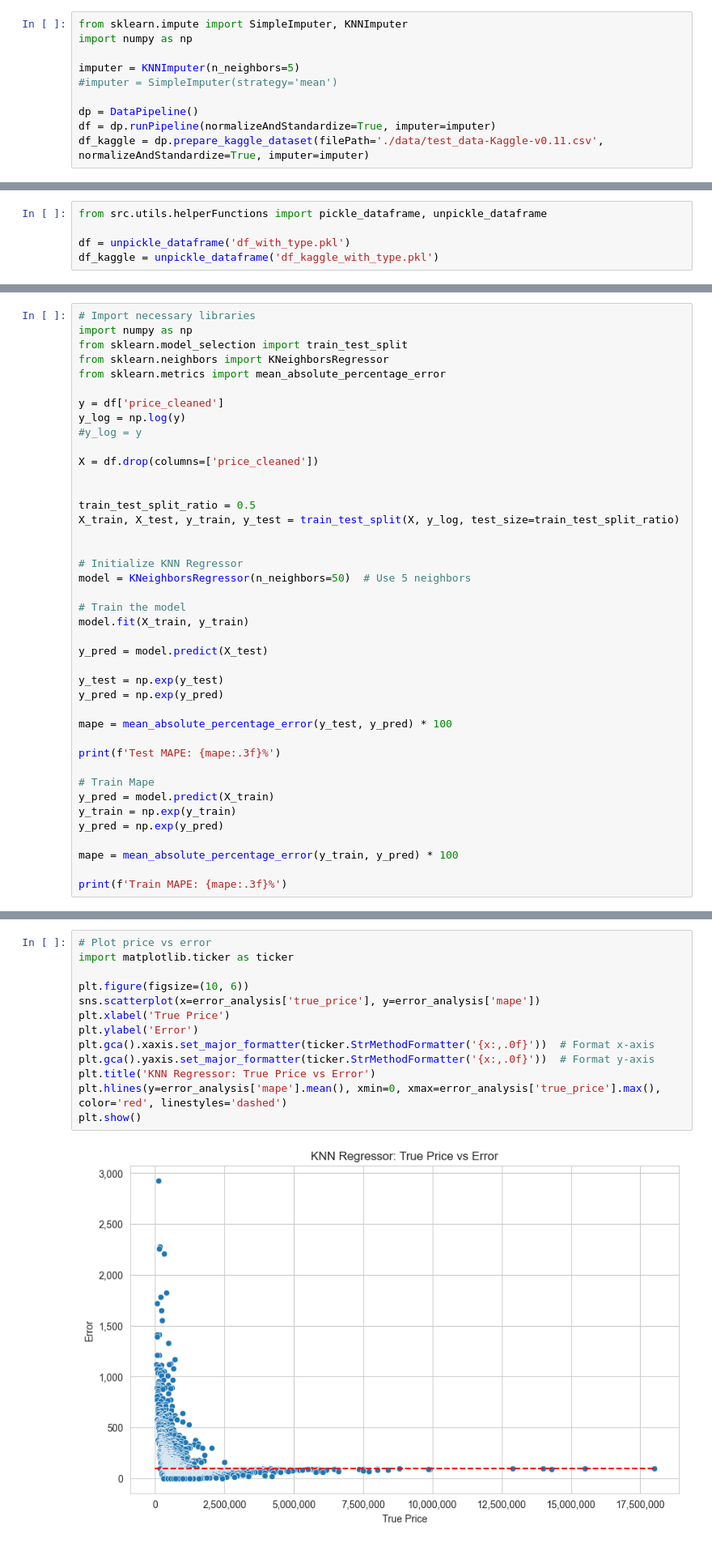
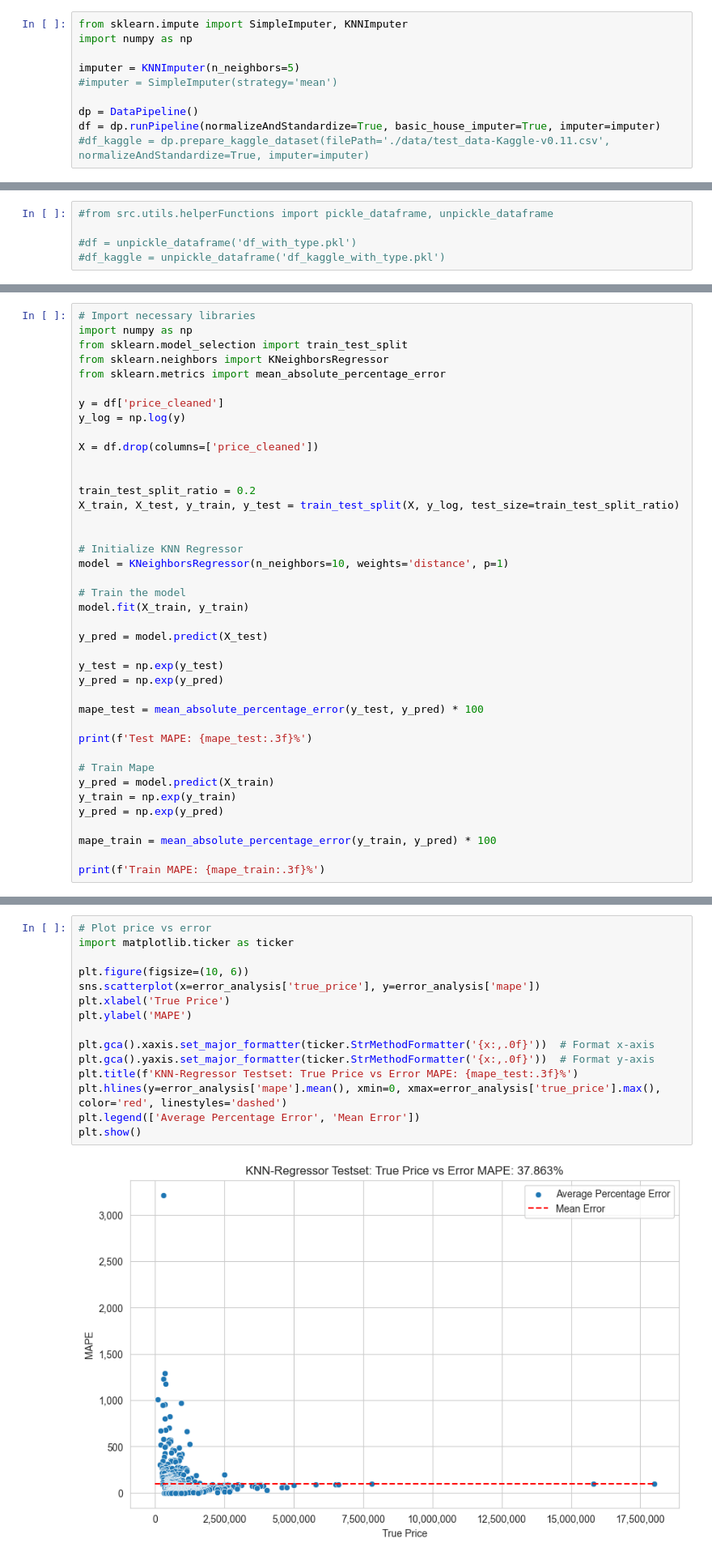
Before and after one commit to staldenhoefler/immo_challenge, a Jupyter notebook: notebooks/KNN-Regressor.ipynb, the cells around one changed output, grey strips where cells are left out. Shown at 81% size. Saved outputs shown, nothing was run; the diff lists cells and outputs as text.

```diff
--- a/notebooks/KNN-Regressor.ipynb
+++ b/notebooks/KNN-Regressor.ipynb
@@ -14,6 +17,6 @@ imputer = KNNImputer(n_neighbors=5)
 #imputer = SimpleImputer(strategy='mean')
 
 dp = DataPipeline()
-df = dp.runPipeline(normalizeAndStandardize=True, imputer=imputer)
-df_kaggle = dp.prepare_kaggle_dataset(filePath='./data/test_data-Kaggle-v0.11.csv', normalizeAndStandardize=True, imputer=imputer)
+df = dp.runPipeline(normalizeAndStandardize=True, basic_house_imputer=True, imputer=imputer)
+#df_kaggle = dp.prepare_kaggle_dataset(filePath='./data/test_data-Kaggle-v0.11.csv', normalizeAndStandardize=True, imputer=imputer)
 # %%
@@ -24,5 +27,5 @@ pickle_dataframe(df_kaggle, 'df_kaggle_with_type.pkl')
 # %%
-from src.utils.helperFunctions import pickle_dataframe, unpickle_dataframe
+#from src.utils.helperFunctions import pickle_dataframe, unpickle_dataframe
 
-df = unpickle_dataframe('df_with_type.pkl')
-df_kaggle = unpickle_dataframe('df_kaggle_with_type.pkl')
+#df = unpickle_dataframe('df_with_type.pkl')
+#df_kaggle = unpickle_dataframe('df_kaggle_with_type.pkl')
@@ -38,17 +51,16 @@ from sklearn.metrics import mean_absolute_percentage_error
 
 y = df['price_cleaned']
 y_log = np.log(y)
-#y_log = y
 
 X = df.drop(columns=['price_cleaned'])
 
 
-train_test_split_ratio = 0.5
+train_test_split_ratio = 0.2
 X_train, X_test, y_train, y_test = train_test_split(X, y_log, test_size=train_test_split_ratio)
 
 
 # Initialize KNN Regressor
-model = KNeighborsRegressor(n_neighbors=50)  # Use 5 neighbors
+model = KNeighborsRegressor(n_neighbors=10, weights='distance', p=1)
 
 # Train the model
 model.fit(X_train, y_train)
@@ -58,16 +70,16 @@ y_pred = model.predict(X_test)
 y_test = np.exp(y_test)
 y_pred = np.exp(y_pred)
 
-mape = mean_absolute_percentage_error(y_test, y_pred) * 100
+mape_test = mean_absolute_percentage_error(y_test, y_pred) * 100
 
-print(f'Test MAPE: {mape:.3f}%')
+print(f'Test MAPE: {mape_test:.3f}%')
 
 # Train Mape
 y_pred = model.predict(X_train)
 y_train = np.exp(y_train)
 y_pred = np.exp(y_pred)
 
-mape = mean_absolute_percentage_error(y_train, y_pred) * 100
+mape_train = mean_absolute_percentage_error(y_train, y_pred) * 100
 
-print(f'Train MAPE: {mape:.3f}%')
+print(f'Train MAPE: {mape_train:.3f}%')
 # %% [output]
@@ -138,18 +148,20 @@ error_analysis
 # %%
 # Plot price vs error
 import matplotlib.ticker as ticker
 
 plt.figure(figsize=(10, 6))
 sns.scatterplot(x=error_analysis['true_price'], y=error_analysis['mape'])
 plt.xlabel('True Price')
-plt.ylabel('Error')
+plt.ylabel('MAPE')
+
 plt.gca().xaxis.set_major_formatter(ticker.StrMethodFormatter('{x:,.0f}'))  # Format x-axis
 plt.gca().yaxis.set_major_formatter(ticker.StrMethodFormatter('{x:,.0f}'))  # Format y-axis
-plt.title('KNN Regressor: True Price vs Error')
+plt.title(f'KNN-Regressor Testset: True Price vs Error MAPE: {mape_test:.3f}%')
 plt.hlines(y=error_analysis['mape'].mean(), xmin=0, xmax=error_analysis['true_price'].max(), color='red', linestyles='dashed')
+plt.legend(['Average Percentage Error', 'Mean Error'])
 plt.show()
 # %% [output]
-[figure, old version]
+[figure, new version]
 # %%
 plt.figure(figsize=(10, 6))
 sns.scatterplot(x=error_analysis['true_price'], y=error_analysis['mape'])
```
Also changed, not shown: parts of 34 cells of this notebook, 1 other file.
